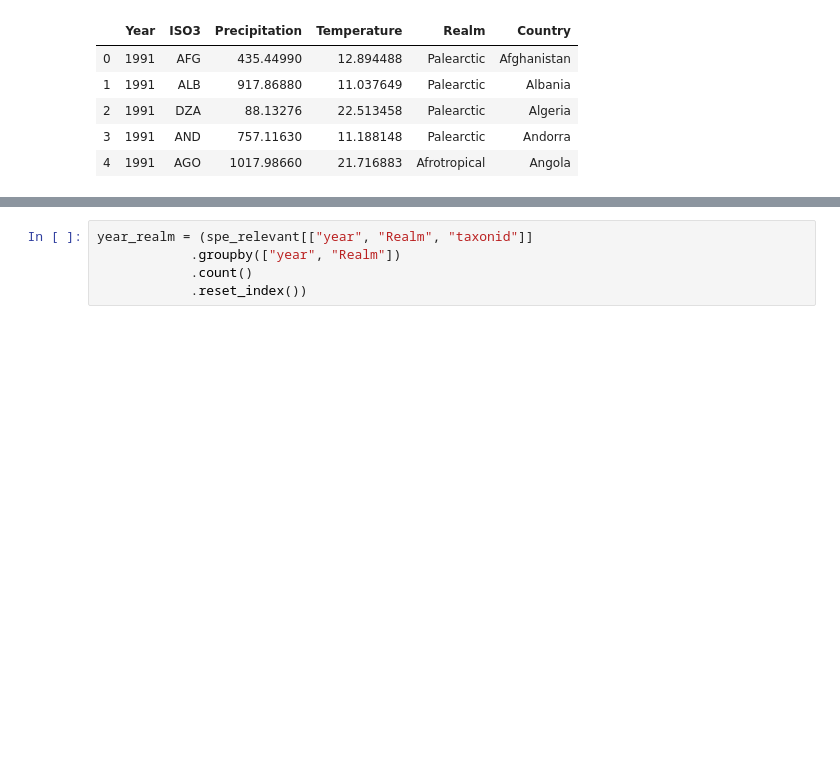
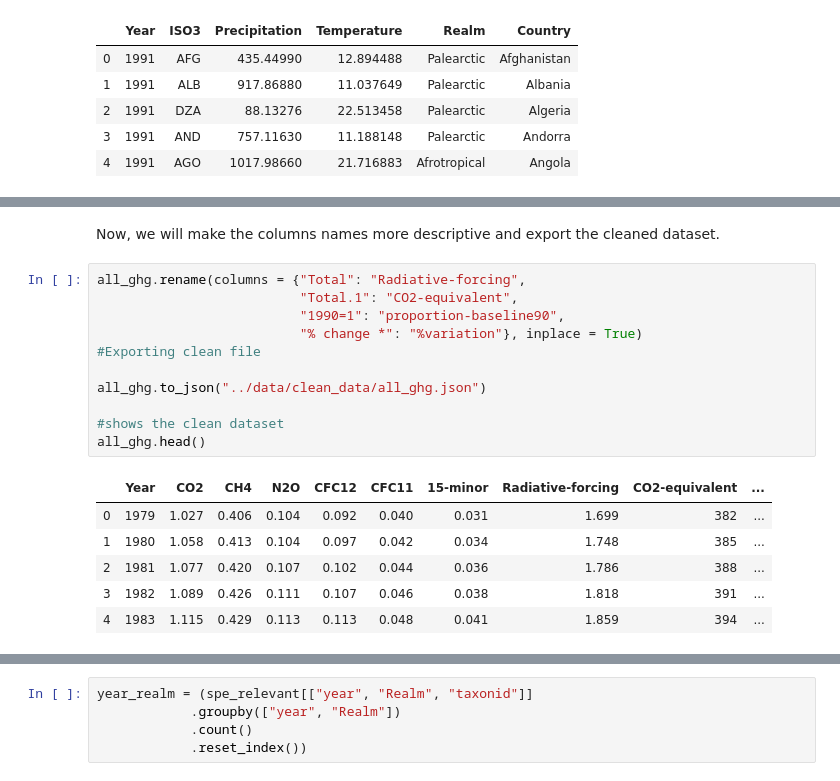
Before and after one commit to fabi-cast/Ecozones-in-a-Warming-World, a Jupyter notebook: notebooks/data-cleaning.ipynb, the cells around one changed output, grey strips where cells are left out. Cells and saved outputs as stored; diff of their text form; blank space fills up the shorter version.

```diff
--- a/notebooks/data-cleaning.ipynb
+++ b/notebooks/data-cleaning.ipynb
@@ -834,0 +862,20 @@ prec_temp.head()
+# %% [markdown]
+Now, we will make the columns names more descriptive and export the cleaned dataset.
+# %%
+all_ghg.rename(columns = {"Total": "Radiative-forcing",
+                          "Total.1": "CO2-equivalent",
+                          "1990=1": "proportion-baseline90",
+                          "% change *": "%variation"}, inplace = True)
+#Exporting clean file
+
+all_ghg.to_json("../data/clean_data/all_ghg.json")
+
+#shows the clean dataset
+all_ghg.head()
+# %% [output]
+|  | Year | CO2 | CH4 | N2O | CFC12 | CFC11 | 15-minor | Radiative-forcing | CO2-equivalent | ... |
+| 0 | 1979 | 1.027 | 0.406 | 0.104 | 0.092 | 0.040 | 0.031 | 1.699 | 382 | ... |
+| 1 | 1980 | 1.058 | 0.413 | 0.104 | 0.097 | 0.042 | 0.034 | 1.748 | 385 | ... |
+| 2 | 1981 | 1.077 | 0.420 | 0.107 | 0.102 | 0.044 | 0.036 | 1.786 | 388 | ... |
+| 3 | 1982 | 1.089 | 0.426 | 0.111 | 0.107 | 0.046 | 0.038 | 1.818 | 391 | ... |
+| 4 | 1983 | 1.115 | 0.429 | 0.113 | 0.113 | 0.048 | 0.041 | 1.859 | 394 | ... |
```
Also changed, not shown: parts of 24 cells of this notebook.
